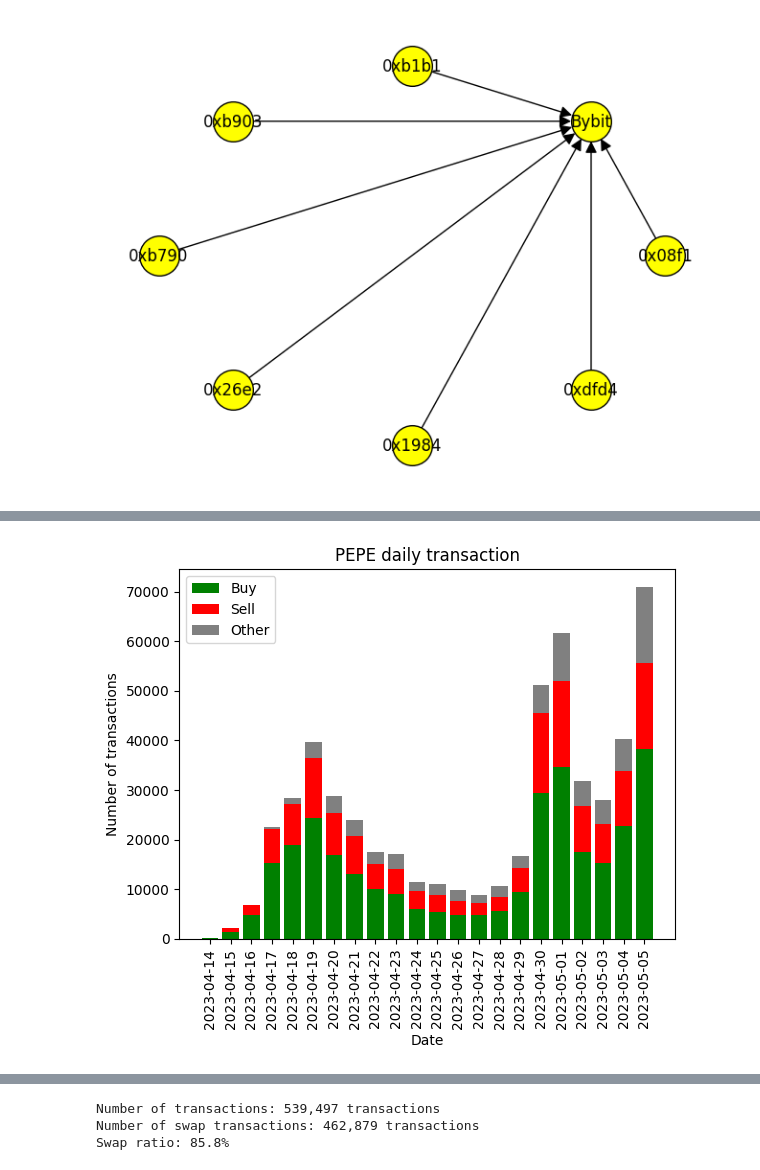
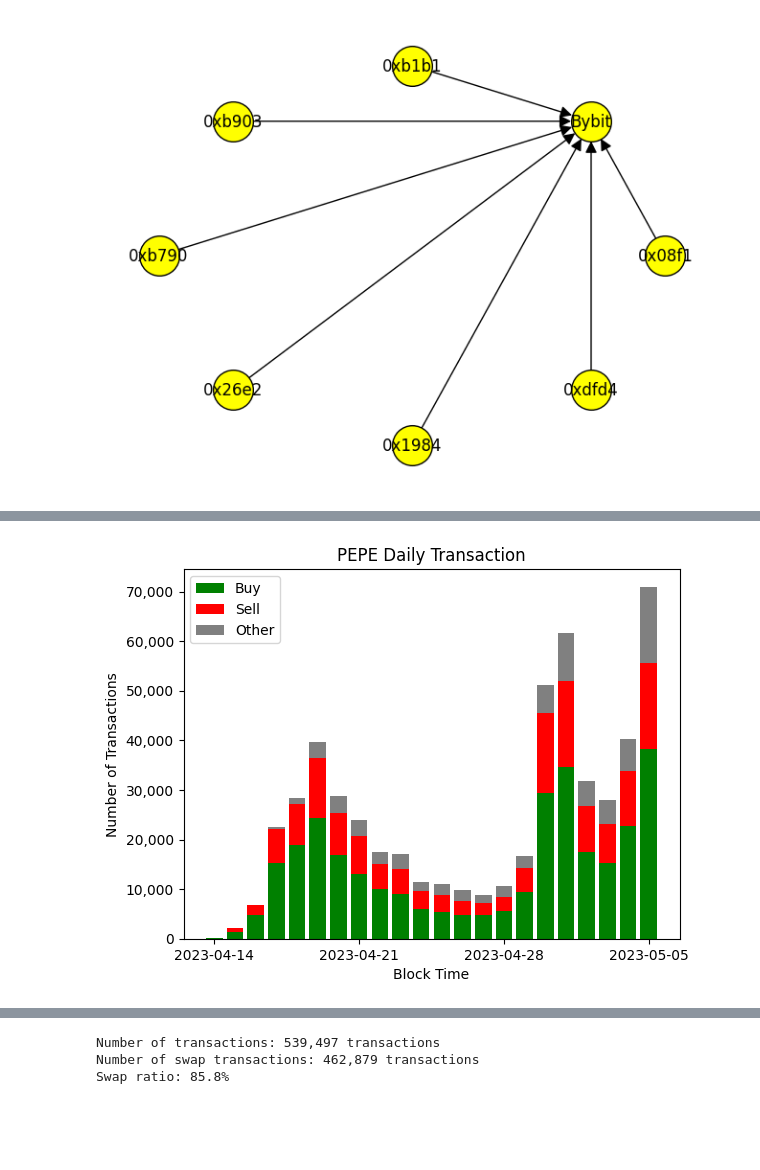
Before and after one commit to bazhkha/pepe-coin-analytics, a Jupyter notebook: index.ipynb, the cells around one changed output, grey strips where cells are left out. Drawn from its saved outputs; the diff is of its cells as text; code cells hidden in the pictures; blank space fills up the shorter version.

```diff
--- a/index.ipynb
+++ b/index.ipynb
@@ -273,38 +285,40 @@ df_tx_count = df_tx \
 df_swap_only = df_tx[df_tx['project'].notna()]
 df_buy_count = df_swap_only \
   .groupby('block_time')['token_bought_symbol'] \
   .apply(lambda x: (x == 'PEPE').sum()) \
   .reset_index(name='tx_buy_count')
 
 df_sell_count = df_swap_only \
   .groupby('block_time')['token_sold_symbol'] \
   .apply(lambda x: (x == 'PEPE').sum()) \
   .reset_index(name='tx_sell_count')
 
 df_counter = df_tx_count.merge(
   df_buy_count.merge(df_sell_count, how='inner', on='block_time'),
   how='inner',
   on='block_time'
 )
 
 df_counter = df_counter.assign(tx_other_count = lambda x: get_other_count(x))
 
 # Draw bar chart
 _, ax = plt.subplots()
 ax.bar(df_counter['block_time'], df_counter['tx_buy_count'], color='g')
 ax.bar(df_counter['block_time'], df_counter['tx_sell_count'], bottom=df_counter['tx_buy_count'], color='r')
 ax.bar(df_counter['block_time'], df_counter['tx_other_count'], bottom=df_counter['tx_buy_count'] + df_counter['tx_sell_count'], color='gray')
 
-ax.set_xlabel('Date')
-ax.set_ylabel('Number of transactions')
-ax.set_title('PEPE daily transaction')
+ax.set_xlabel('Block Time')
+ax.set_ylabel('Number of Transactions')
+ax.set_title('PEPE Daily Transaction')
 ax.legend(['Buy', 'Sell', 'Other'])
 
-plt.xticks(rotation=90)
+# Show ticks at every 7 days
+ax.set_xticks(range(0, len(df_counter['block_time']), 7))
+ax.yaxis.set_major_formatter(mtick.FuncFormatter(lambda y, _: format(int(y), ',')))
 
 plt.show()
 # %% [output]
-[figure, old version]
+[figure, new version]
 # %%
 # Ratio of buy and sell
 def get_buy_percentage(row):
```
Also changed, not shown: parts of 13 cells of this notebook.
